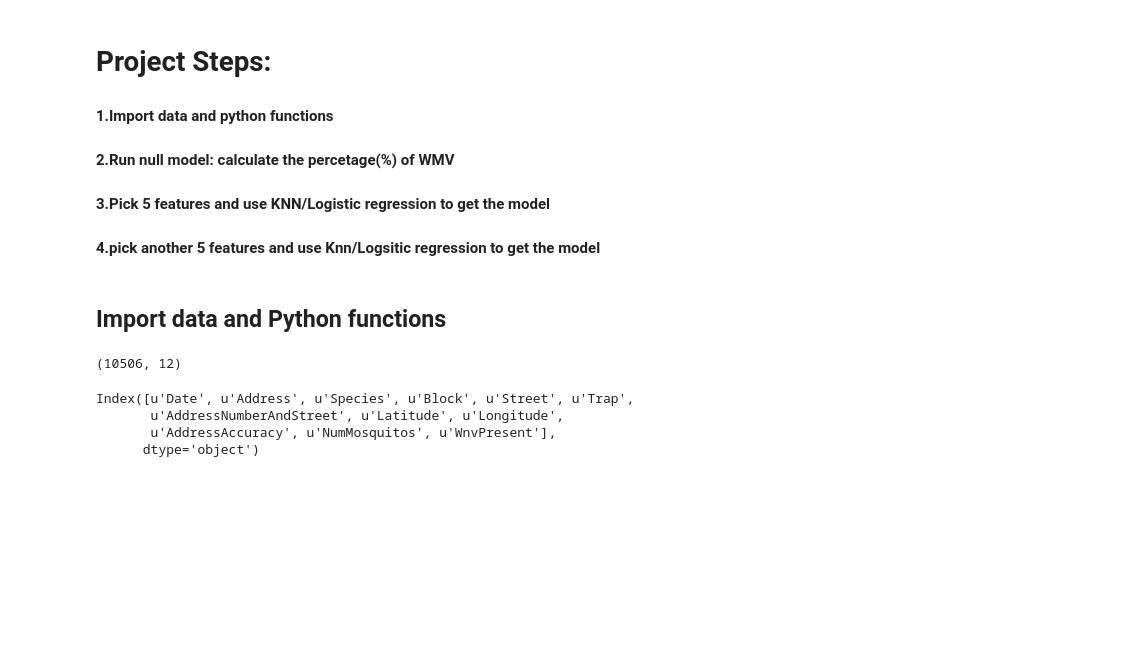
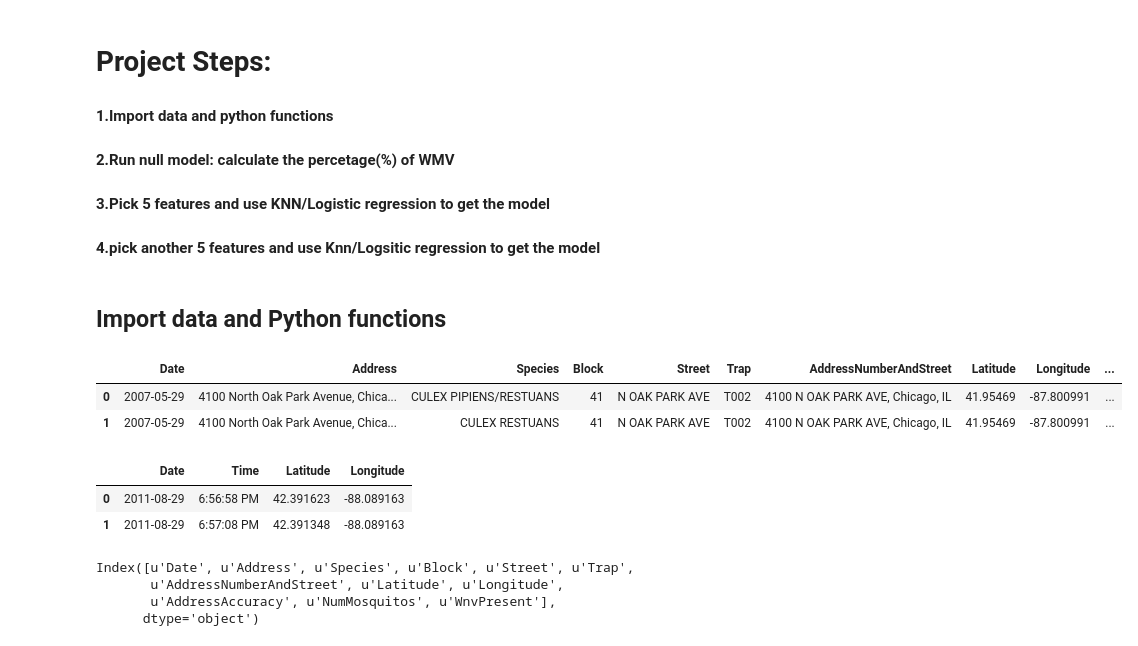
Before and after one commit to sososummer88/Kaggle-West-Nile-Virus-Project, a Jupyter notebook: Mosquito.ipynb, the cells around one changed output. Drawn from its saved outputs; the diff is of its cells as text; code cells hidden in the pictures; blank space fills up the shorter version.

```diff
--- a/Mosquito.ipynb
+++ b/Mosquito.ipynb
@@ -13,12 +13,22 @@ import matplotlib.pyplot as plt
 import seaborn as sns
 import warnings
 warnings.filterwarnings('ignore') #help ignore warning, make it more clean
+pd.set_option('display.max_columns', None)
 
 
 # import train data
 train=pd.read_csv('train.csv')
 test=pd.read_csv('test.csv')
 spray=pd.read_csv('spray.csv')
-train.shape
-# %% [output]
-(10506, 12)
+# %%
+train.head(2)
+# %% [output]
+|  | Date | Address | Species | Block | Street | Trap | AddressNumberAndStreet | Latitude | Longitude | ... |
+| 0 | 2007-05-29 | 4100 North Oak Park Avenue, Chica... | CULEX PIPIENS/RESTUANS | 41 | N OAK PARK AVE | T002 | 4100 N OAK PARK AVE, Chicago, IL | 41.95469 | -87.800991 | ... |
+| 1 | 2007-05-29 | 4100 North Oak Park Avenue, Chica... | CULEX RESTUANS | 41 | N OAK PARK AVE | T002 | 4100 N OAK PARK AVE, Chicago, IL | 41.95469 | -87.800991 | ... |
+# %%
+spray.head(2)
+# %% [output]
+|  | Date | Time | Latitude | Longitude |
+| 0 | 2011-08-29 | 6:56:58 PM | 42.391623 | -88.089163 |
+| 1 | 2011-08-29 | 6:57:08 PM | 42.391348 | -88.089163 |
```
Also changed, not shown: parts of 1 cell of this notebook.
